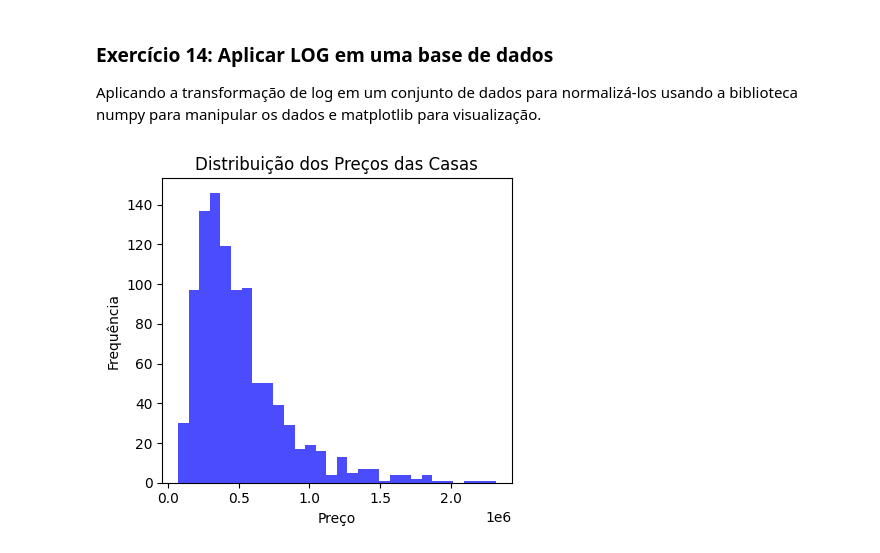
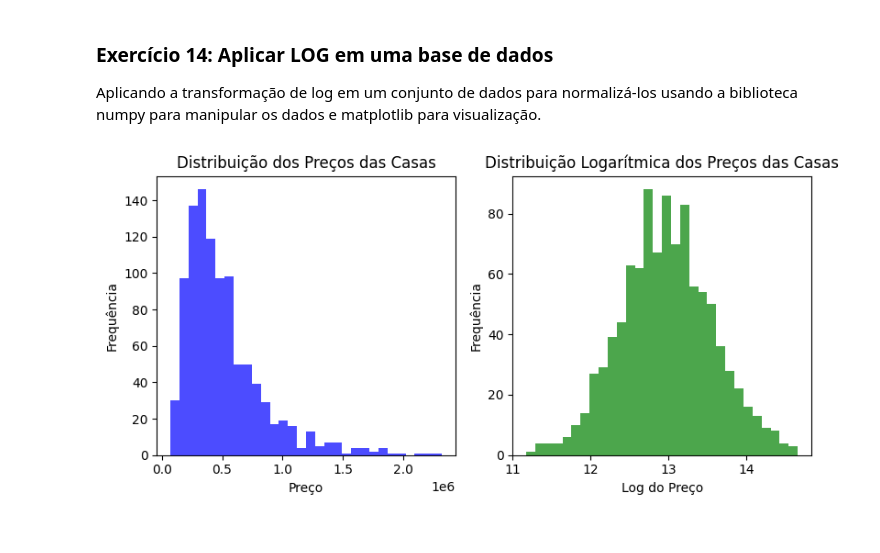
Before and after one commit to CleidsonGoes/Matematica-Fundamental-com-Python, a Jupyter notebook: Matematica_Fundamental_com_Linguagem_Python.ipynb, the cells around one changed output. Cells and saved outputs as stored; diff of their text form; code cells hidden in the pictures.

```diff
--- a/Matematica_Fundamental_com_Linguagem_Python.ipynb
+++ b/Matematica_Fundamental_com_Linguagem_Python.ipynb
@@ -351,25 +351,32 @@ Aplicando a transformação de log em um conjunto de dados para normalizá-los u
 # %%
 import numpy as np
 import matplotlib.pyplot as plt
 
 # Gerando dados de exemplo: preços de casas
 np.random.seed(0)
 preco_casas = np.random.lognormal(mean = 13, sigma = 0.6, size = 1000)
 
 # Aplicando a transformação logarítmica
 preco_casas_log = np.log(preco_casas)
 
 # Criando os gráficos para comparação
 plt.figure(figsize = (8, 4))
 
 # Gráfico dos dados originais
 plt.subplot(1, 2, 1)
 plt.hist(preco_casas, bins = 30, color = 'blue', alpha = 0.7)
 plt.title('Distribuição dos Preços das Casas')
 plt.xlabel('Preço')
 plt.ylabel('Frequência')
 
+# Gráfico dos dados transformados
+plt.subplot(1, 2, 2)
+plt.hist(preco_casas_log, bins = 30, color = 'green', alpha = 0.7)
+plt.title('Distribuição Logarítmica dos Preços das Casas')
+plt.xlabel('Log do Preço')
+plt.ylabel('Frequência')
+
 plt.tight_layout()
 plt.show()
 # %% [output]
-[figure, old version]
+[figure, new version]
```
